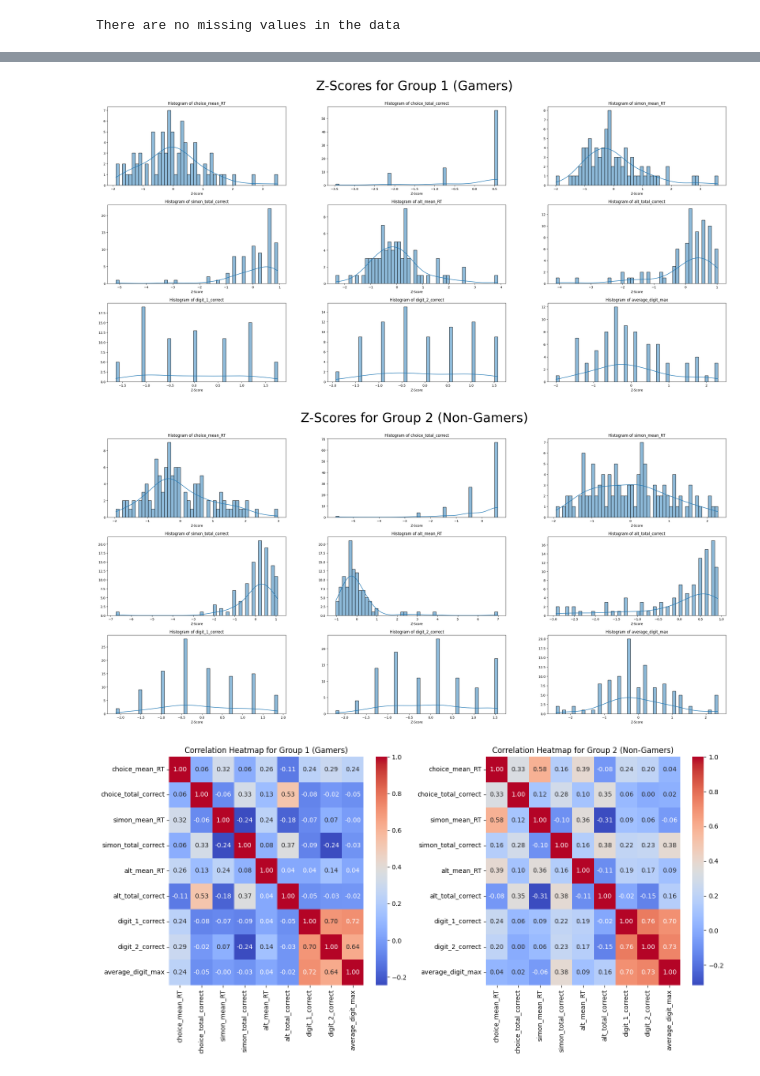
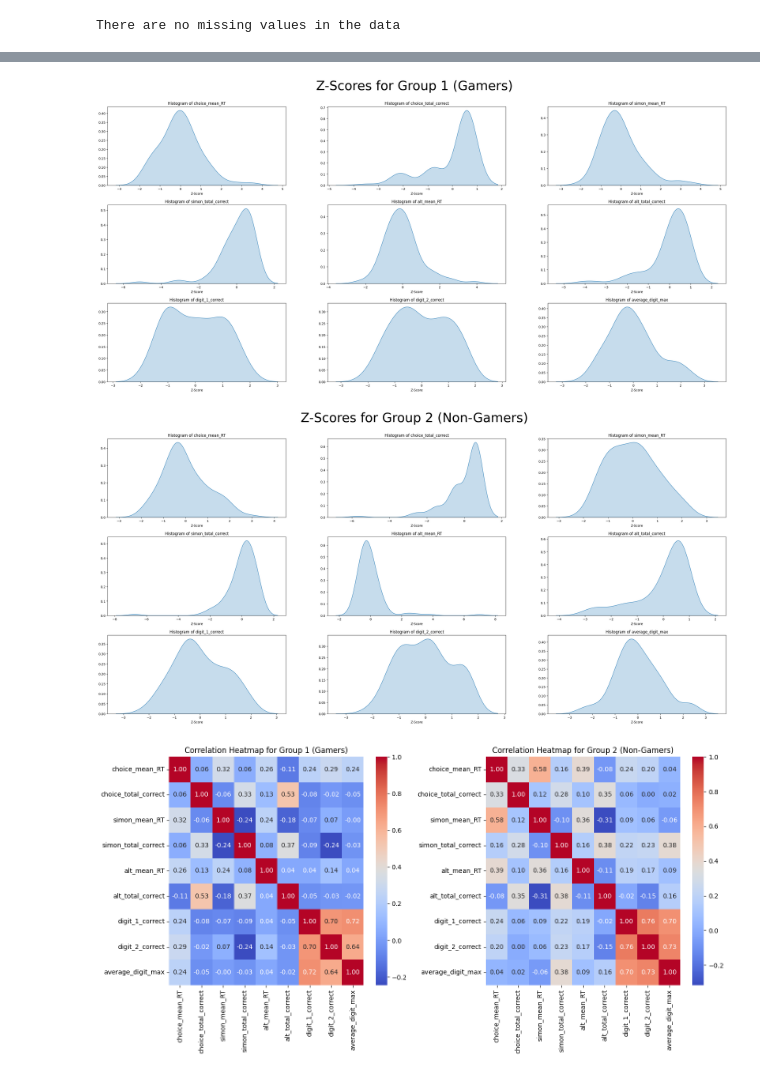
Before and after one commit to ROHIT32767/Reaction-time-and-working-memory-in-gamers-and-non-gamers, a Jupyter notebook: code/project.ipynb, the cells around one changed output, grey strips where cells are left out. Drawn from its saved outputs; the diff is of its cells as text; code cells hidden in the pictures.

```diff
--- a/code/project.ipynb
+++ b/code/project.ipynb
@@ -11,7 +11,7 @@ import statsmodels.api as sm
 # %% [markdown]
 # Data Preprocessing
 # %%
-raw_data = pd.read_excel('raw_data.xlsx')
+raw_data = pd.read_excel('../datasets/raw_data.xlsx')
 raw_data.index = [''] * len(raw_data)
 
 raw_data.head()
@@ -68,32 +74,32 @@ plt.show()
 # %%
 fig, axs = plt.subplots(nrows=3, ncols=3, figsize=(30, 15))
 fig.tight_layout(pad=10.0)
 fig.suptitle('Z-Scores for Group 1 (Gamers)', size=40)
 for i, column in enumerate(critical_variables):
     coords = i // 3, i % 3
-    sns.histplot(data=zscore(group1_data[column]), bins=50, kde=True, ax=axs[coords])
+    sns.kdeplot(data=zscore(group1_data[column]), fill=True, ax=axs[coords])
     axs[coords].set_title(f'Histogram of {column}')
     axs[coords].set_xlabel('Z-Score')
     axs[coords].set_ylabel('')
 
 plt.subplots_adjust(hspace=0.25)
 plt.show()
 
 fig, axs = plt.subplots(nrows=3, ncols=3, figsize=(30, 15))
 fig.tight_layout(pad=10.0)
 fig.suptitle('Z-Scores for Group 2 (Non-Gamers)', size=40)
 for i, column in enumerate(critical_variables):
     coords = i // 3, i % 3
-    sns.histplot(data=zscore(group2_data[column]), bins=50, kde=True, ax=axs[coords])
+    sns.kdeplot(data=zscore(group2_data[column]), fill=True, ax=axs[coords])
     axs[coords].set_title(f'Histogram of {column}')
     axs[coords].set_xlabel('Z-Score')
     axs[coords].set_ylabel('')
 
 plt.subplots_adjust(hspace=0.25)
 plt.show()
 # %% [output]
-[figure, old version]
+[figure, new version]
-[figure, old version]
+[figure, new version]
 # %%
 fig, axs = plt.subplots(nrows=1, ncols=2, figsize=(14, 7))
 
```
Also changed, not shown: parts of 3 cells of this notebook.
